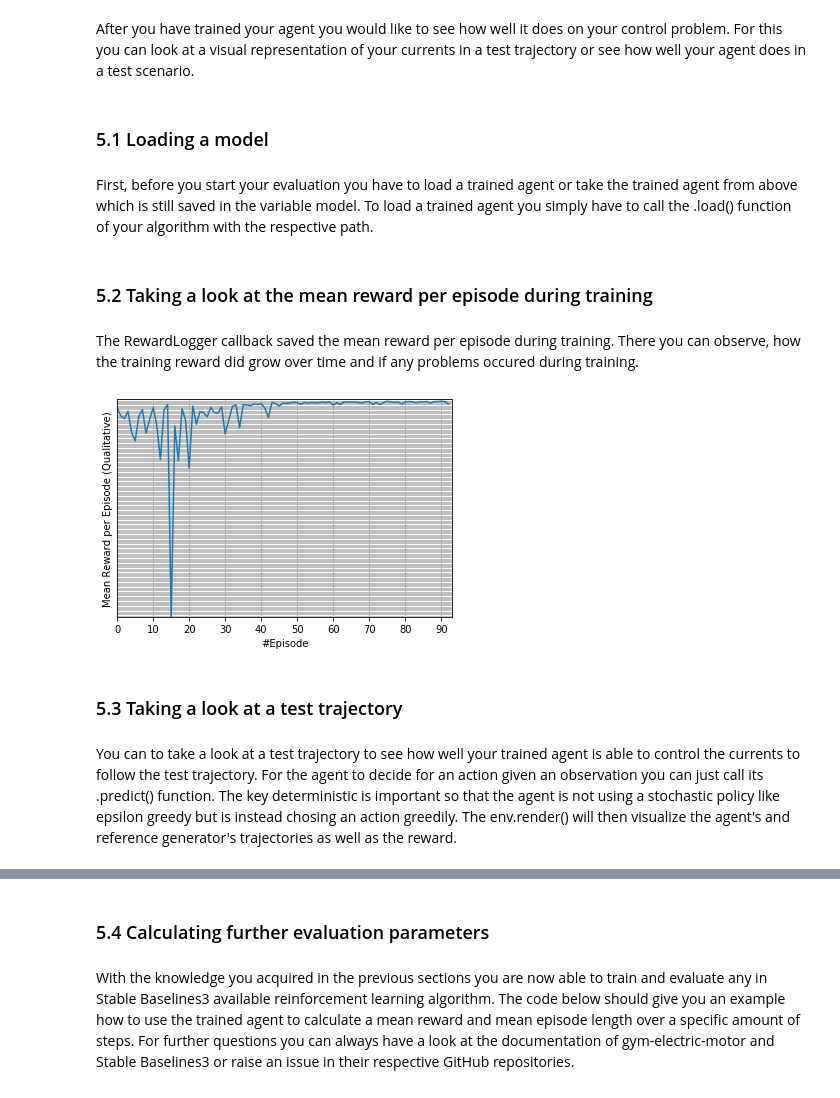
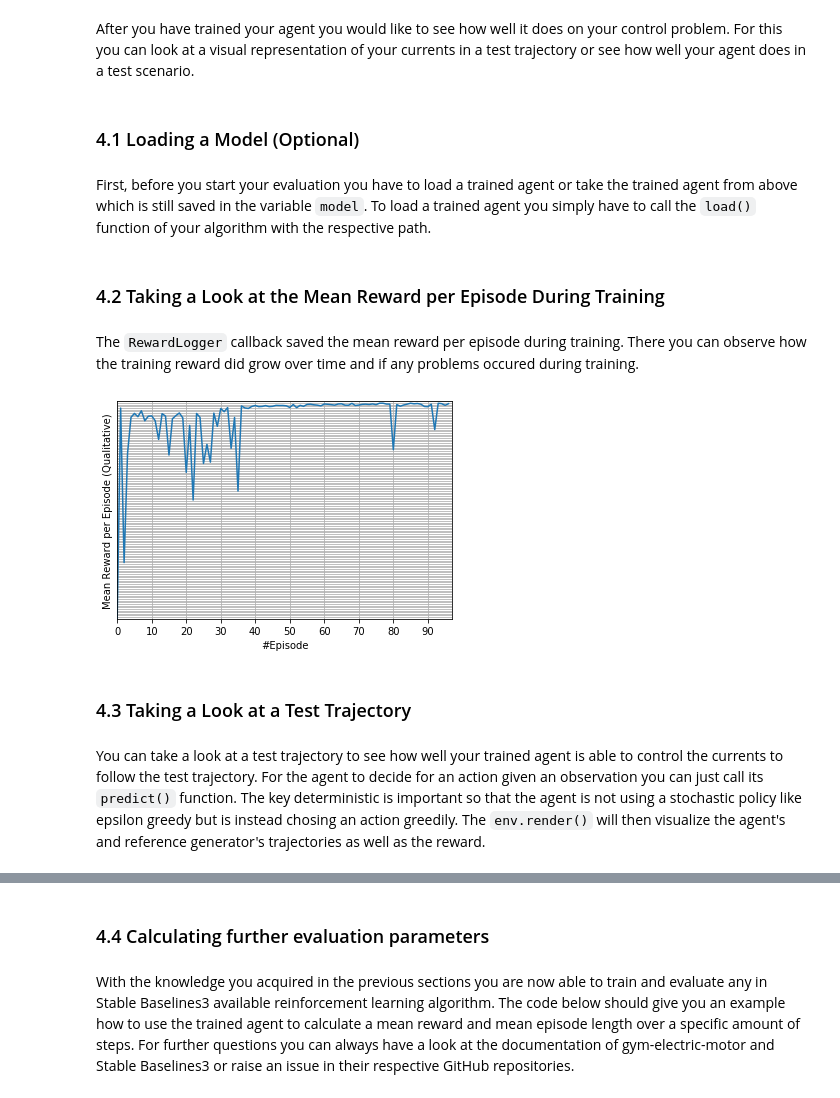
Before and after one commit to upb-lea/gym-electric-motor, a Jupyter notebook: examples/example_notebooks/stable_baselines3_example.ipynb, the cells around one changed output, grey strips where cells are left out. Drawn from its saved outputs; the diff is of its cells as text; code cells hidden in the pictures.

Commit message:
polish up all tutorials further. add MPC example.

````diff
--- a/examples/example_notebooks/stable_baselines3_example.ipynb
+++ b/examples/example_notebooks/stable_baselines3_example.ipynb
@@ -60,16 +70,0 @@ The following code is using the pre-written function get_env to import a pre-def
-# %%
-from gym_electric_motor.core import Callback
-class RewardLogger(Callback):
-    def __init__(self):
-        self._step_rewards = []
-        self._mean_episode_rewards = []
-
-    def on_step_end(self):
-        self._step_rewards.append(self._env._reward)
-
-    def on_reset_begin(self):
-        self._mean_episode_rewards.append(np.mean(self._step_rewards))
-        self._step_rewards = []
-
-    def on_close(self):
-        np.save(Path.cwd() / "saved_agents" / "EpisodeRewards.npy", np.array(self._mean_episode_rewards))
@@ -174,7 +326,7 @@ model.save(Path.cwd() / "saved_agents" / "TutorialAgent")
 # %% [markdown]
 After you have trained your agent you would like to see how well it does on your control problem. For this you can look at a visual representation of your currents in a test trajectory or see how well your agent does in a test scenario.
 # %% [markdown]
-### 5.1 Loading a model
+### 4.1 Loading a Model (Optional)
 # %% [markdown]
-First, before you start your evaluation you have to load a trained agent or take the trained agent from above which is still saved in the variable model. To load a trained agent you simply have to call the .load() function of your algorithm with the respective path.
+First, before you start your evaluation you have to load a trained agent or take the trained agent from above which is still saved in the variable ```model```. To load a trained agent you simply have to call the ```load()``` function of your algorithm with the respective path.
 # %%
@@ -182,24 +334,24 @@ model = DQN.load(Path.cwd() / "saved_agents" / "TutorialAgent")  #your agent
 # %% [markdown]
-### 5.2 Taking a look at the mean reward per episode during training
+### 4.2 Taking a Look at the Mean Reward per Episode During Training
 # %% [markdown]
-The RewardLogger callback saved the mean reward per episode during training. There you can observe, how the training reward did grow over time and if any problems occured during training.
+The ```RewardLogger``` callback saved the mean reward per episode during training. There you can observe how the training reward did grow over time and if any problems occured during training.
 # %%
-rewards = np.load(Path.cwd() / "saved_agents" / "EpisodeRewards.npy")[1:] # your training rewards
+rewards = np.load(reward_logger.fpath)[1:] # your training rewards
 plt.grid(True)
 plt.xlim(0,len(rewards))
 plt.ylim(min(rewards), 0)
 plt.yticks(np.arange(min(rewards), 1, 1.0))
 plt.tick_params(axis = 'y', left = False, labelleft = False)
 plt.xticks(np.arange(0, len(rewards), 10))
 plt.xlabel('#Episode')
 plt.ylabel('Mean Reward per Episode (Qualitative)')
 plt.plot(rewards)
 plt.show()
 # %% [output]
-[figure, old version]
+[figure, new version]
 # %% [markdown]
-### 5.3 Taking a look at a test trajectory
+### 4.3 Taking a Look at a Test Trajectory
 # %% [markdown]
-You can to take a look at a test trajectory to see how well your trained agent is able to control the currents to follow the test trajectory. For the agent to decide for an action given an observation you can just call its .predict() function. The key deterministic is important so that the agent is not using a stochastic policy like epsilon greedy but is instead chosing an action greedily. The env.render() will then visualize the agent's and reference generator's trajectories as well as the reward.
+You can take a look at a test trajectory to see how well your trained agent is able to control the currents to follow the test trajectory. For the agent to decide for an action given an observation you can just call its ```predict()``` function. The key deterministic is important so that the agent is not using a stochastic policy like epsilon greedy but is instead chosing an action greedily. The ```env.render()``` will then visualize the agent's and reference generator's trajectories as well as the reward.
 # %%
 %matplotlib notebook
@@ -216,7 +368,7 @@ for i in range(visualization_steps):
 [interactive output not drawn]
 [interactive output not drawn]
 # %% [markdown]
-### 5.4 Calculating further evaluation parameters
+### 4.4 Calculating further evaluation parameters
 # %% [markdown]
 With the knowledge you acquired in the previous sections you are now able to train and evaluate any in Stable Baselines3 available reinforcement learning algorithm. The code below should give you an example how to use the trained agent to calculate a mean reward and mean episode length over a specific amount of steps. For further questions you can always have a look at the documentation of gym-electric-motor and Stable Baselines3 or raise an issue in their respective GitHub repositories.
 # %%
````
Also changed, not shown: parts of 29 cells of this notebook, 3 other files.
